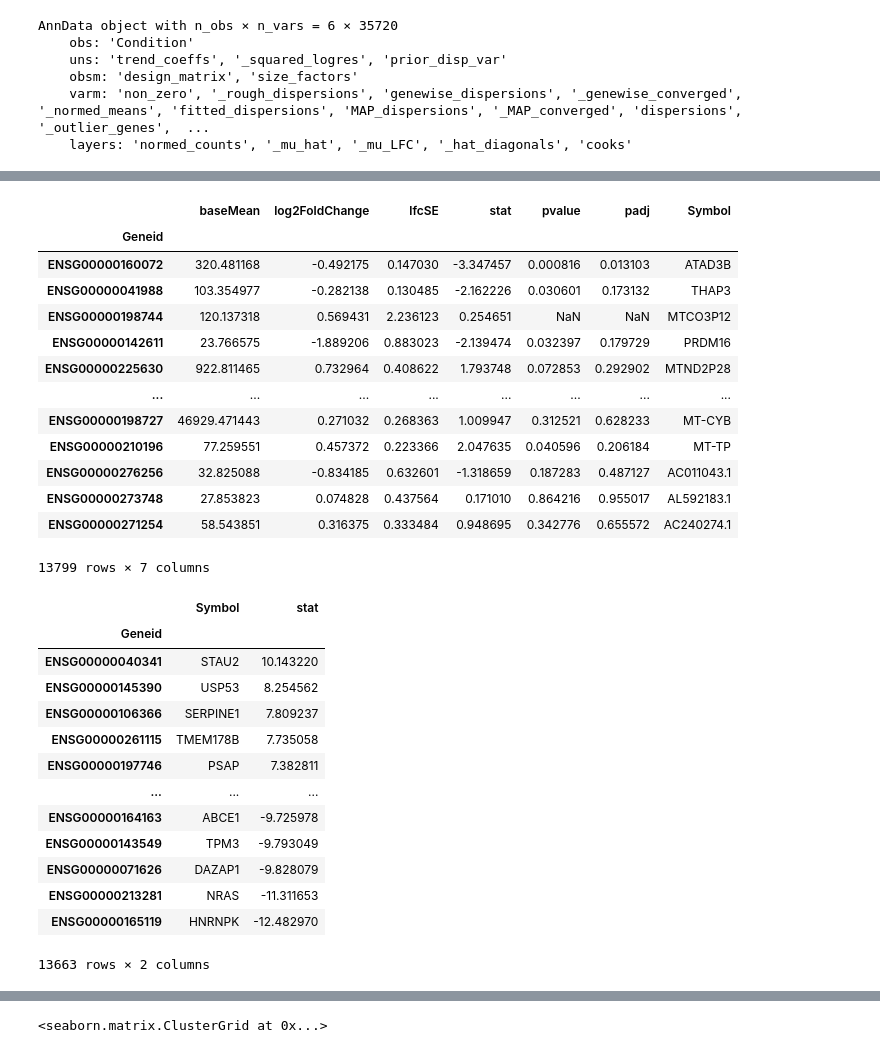
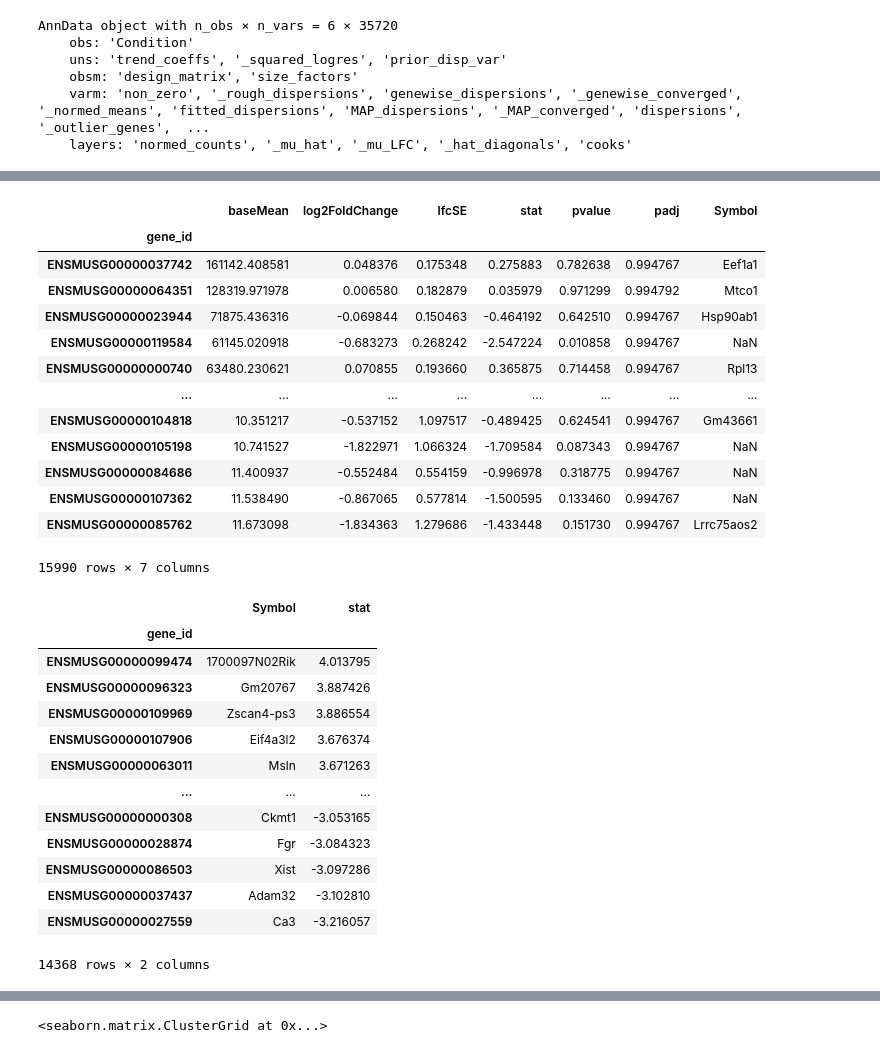
Before and after one commit to dsaeedeh/epigenetics, a Jupyter notebook: PyDeseq2.ipynb, the cells around one changed output, grey strips where cells are left out. Saved outputs shown, nothing was run; the diff lists cells and outputs as text; code cells hidden in the pictures.

```diff
--- a/PyDeseq2.ipynb
+++ b/PyDeseq2.ipynb
@@ -279,5 +280,6 @@ AnnData object with n_obs × n_vars = 6 × 35720
 # %%
 stat_res_CBX2 = DeseqStats(dds_CBX2, n_cpus=8, contrast = ('Condition','KO','C'))
 stat_res_CBX2.summary()
+res_CBX2 = stat_res_CBX2.results_df
 # %% [output]
 Running Wald tests...
@@ -342,2 +353,2 @@ Log2 fold change & Wald test p-value: Condition KO vs C
 # %%
-mapper = id_map(species = 'human')
+mapper = id_map(species = 'mouse')
@@ -344,3 +375,5 @@ mapper = id_map(species = 'human')
 # %%
-res['Symbol'] = res.index.map(mapper.mapper)
+res_CBX2['Symbol'] = res_CBX2.index.map(mapper.mapper)
+res_CBX7['Symbol'] = res_CBX7.index.map(mapper.mapper)
+res_dKO['Symbol'] = res_dKO.index.map(mapper.mapper)
 # %%
@@ -363,3 +396,5 @@ res
 # %%
-res = res[res.baseMean >= 10]
+res_CBX2 = res_CBX2[res_CBX2.baseMean >= 10]
+res_CBX7 = res_CBX7[res_CBX7.baseMean >= 10]
+res_dKO = res_dKO[res_dKO.baseMean >= 10]
 # %%
@@ -424,38 +458,38 @@ from gseapy.plot import gseaplot
 # %%
-res
+res_CBX2
 # %% [output]
 |  | baseMean | log2FoldChange | lfcSE | stat | pvalue | padj | Symbol |
-| Geneid |  |  |  |  |  |  |  |
-| ENSG00000160072 | 320.481168 | -0.492175 | 0.147030 | -3.347457 | 0.000816 | 0.013103 | ATAD3B |
-| ENSG00000041988 | 103.354977 | -0.282138 | 0.130485 | -2.162226 | 0.030601 | 0.173132 | THAP3 |
-| ENSG00000198744 | 120.137318 | 0.569431 | 2.236123 | 0.254651 | NaN | NaN | MTCO3P12 |
-| ENSG00000142611 | 23.766575 | -1.889206 | 0.883023 | -2.139474 | 0.032397 | 0.179729 | PRDM16 |
-| ENSG00000225630 | 922.811465 | 0.732964 | 0.408622 | 1.793748 | 0.072853 | 0.292902 | MTND2P28 |
+| gene_id |  |  |  |  |  |  |  |
+| ENSMUSG00000037742 | 161142.408581 | 0.048376 | 0.175348 | 0.275883 | 0.782638 | 0.994767 | Eef1a1 |
+| ENSMUSG00000064351 | 128319.971978 | 0.006580 | 0.182879 | 0.035979 | 0.971299 | 0.994792 | Mtco1 |
+| ENSMUSG00000023944 | 71875.436316 | -0.069844 | 0.150463 | -0.464192 | 0.642510 | 0.994767 | Hsp90ab1 |
+| ENSMUSG00000119584 | 61145.020918 | -0.683273 | 0.268242 | -2.547224 | 0.010858 | 0.994767 | NaN |
+| ENSMUSG00000000740 | 63480.230621 | 0.070855 | 0.193660 | 0.365875 | 0.714458 | 0.994767 | Rpl13 |
 | ... | ... | ... | ... | ... | ... | ... | ... |
-| ENSG00000198727 | 46929.471443 | 0.271032 | 0.268363 | 1.009947 | 0.312521 | 0.628233 | MT-CYB |
-| ENSG00000210196 | 77.259551 | 0.457372 | 0.223366 | 2.047635 | 0.040596 | 0.206184 | MT-TP |
-| ENSG00000276256 | 32.825088 | -0.834185 | 0.632601 | -1.318659 | 0.187283 | 0.487127 | AC011043.1 |
-| ENSG00000273748 | 27.853823 | 0.074828 | 0.437564 | 0.171010 | 0.864216 | 0.955017 | AL592183.1 |
-| ENSG00000271254 | 58.543851 | 0.316375 | 0.333484 | 0.948695 | 0.342776 | 0.655572 | AC240274.1 |
+| ENSMUSG00000104818 | 10.351217 | -0.537152 | 1.097517 | -0.489425 | 0.624541 | 0.994767 | Gm43661 |
+| ENSMUSG00000105198 | 10.741527 | -1.822971 | 1.066324 | -1.709584 | 0.087343 | 0.994767 | NaN |
+| ENSMUSG00000084686 | 11.400937 | -0.552484 | 0.554159 | -0.996978 | 0.318775 | 0.994767 | NaN |
+| ENSMUSG00000107362 | 11.538490 | -0.867065 | 0.577814 | -1.500595 | 0.133460 | 0.994767 | NaN |
+| ENSMUSG00000085762 | 11.673098 | -1.834363 | 1.279686 | -1.433448 | 0.151730 | 0.994767 | Lrrc75aos2 |
-13799 rows × 7 columns
+15990 rows × 7 columns
 # %%
-ranking = res[['Symbol', 'stat']].dropna().sort_values('stat', ascending = False)
+ranking = res_CBX2[['Symbol', 'stat']].dropna().sort_values('stat', ascending = False)
 ranking
 # %% [output]
 |  | Symbol | stat |
-| Geneid |  |  |
-| ENSG00000040341 | STAU2 | 10.143220 |
-| ENSG00000145390 | USP53 | 8.254562 |
-| ENSG00000106366 | SERPINE1 | 7.809237 |
-| ENSG00000261115 | TMEM178B | 7.735058 |
-| ENSG00000197746 | PSAP | 7.382811 |
+| gene_id |  |  |
+| ENSMUSG00000099474 | 1700097N02Rik | 4.013795 |
+| ENSMUSG00000096323 | Gm20767 | 3.887426 |
+| ENSMUSG00000109969 | Zscan4-ps3 | 3.886554 |
+| ENSMUSG00000107906 | Eif4a3l2 | 3.676374 |
+| ENSMUSG00000063011 | Msln | 3.671263 |
 | ... | ... | ... |
-| ENSG00000164163 | ABCE1 | -9.725978 |
-| ENSG00000143549 | TPM3 | -9.793049 |
-| ENSG00000071626 | DAZAP1 | -9.828079 |
-| ENSG00000213281 | NRAS | -11.311653 |
-| ENSG00000165119 | HNRNPK | -12.482970 |
+| ENSMUSG00000000308 | Ckmt1 | -3.053165 |
+| ENSMUSG00000028874 | Fgr | -3.084323 |
+| ENSMUSG00000086503 | Xist | -3.097286 |
+| ENSMUSG00000037437 | Adam32 | -3.102810 |
+| ENSMUSG00000027559 | Ca3 | -3.216057 |
-13663 rows × 2 columns
+14368 rows × 2 columns
 # %%
 ranking = ranking.drop_duplicates('Symbol')
 # %%
```
Also changed, not shown: parts of 31 cells of this notebook, 15 other files.
